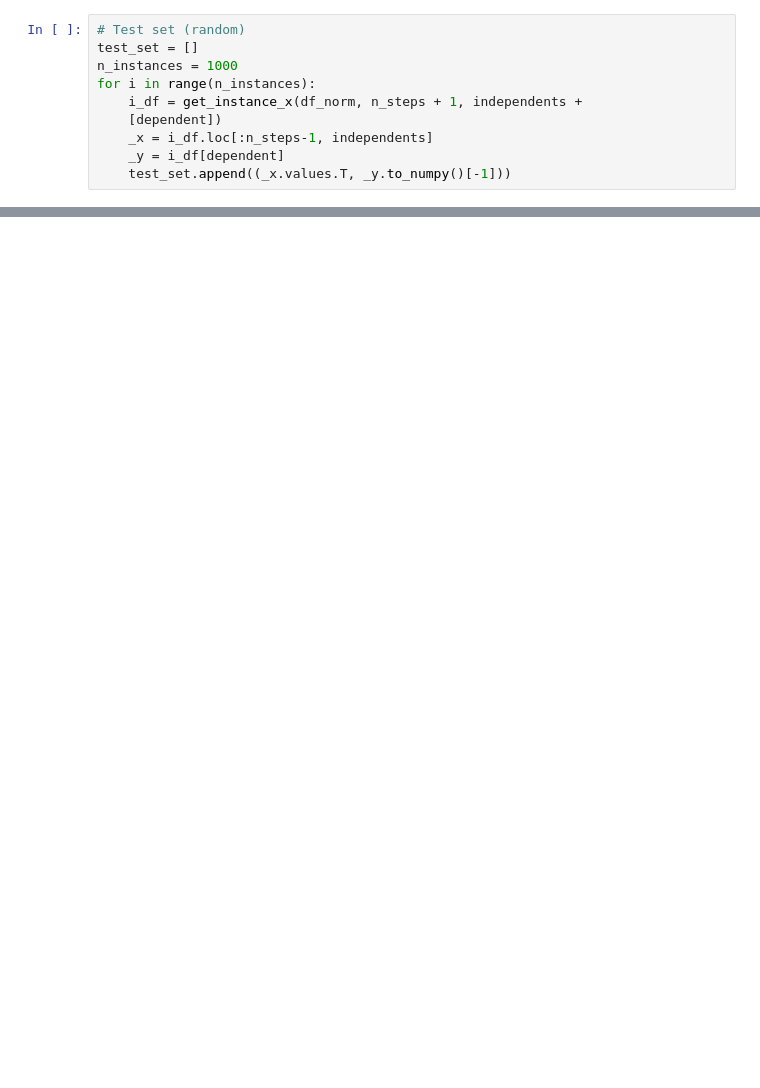
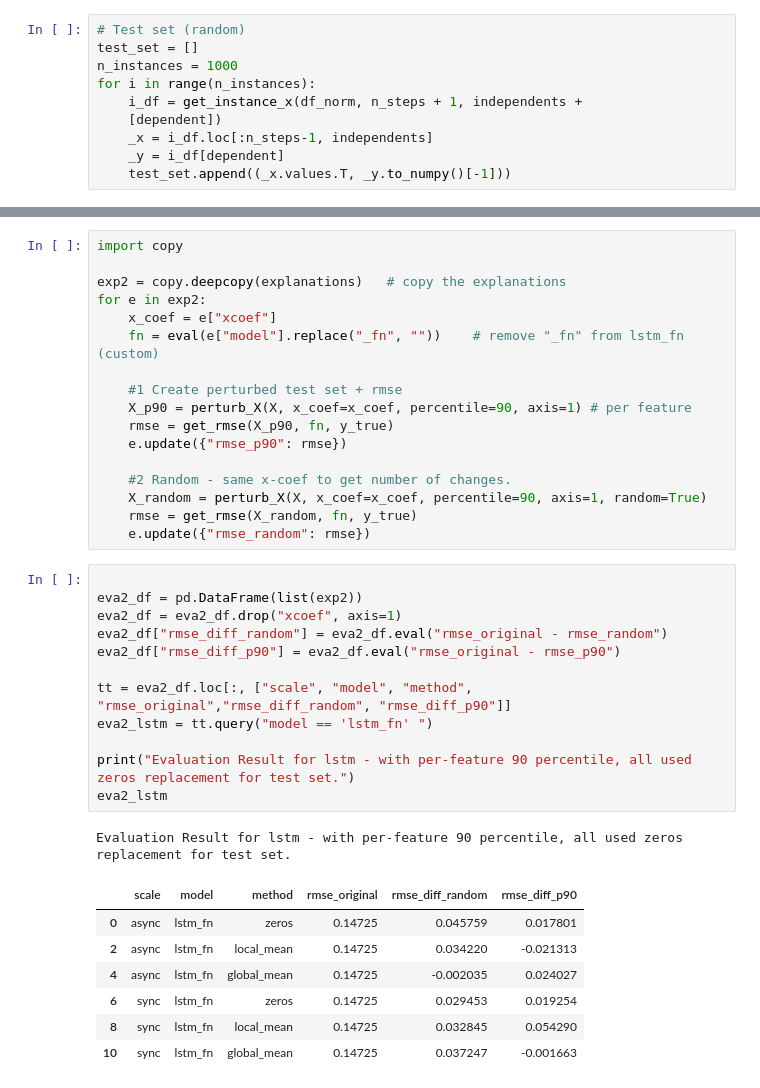
Before and after one commit to dungthuapps/tsx, a Jupyter notebook: notebooks/tsx-eval-qm.ipynb, the cells around one changed output, grey strips where cells are left out. Saved outputs shown, nothing was run; the diff lists cells and outputs as text; blank space fills up the shorter version.

```diff
--- a/notebooks/tsx-eval-qm.ipynb
+++ b/notebooks/tsx-eval-qm.ipynb
@@ -331,0 +278,38 @@ eva_df.loc[:, ["scale", "model", "method", "mse_original", "mse_random", "mse"]]
+# %%
+import copy
+
+exp2 = copy.deepcopy(explanations)   # copy the explanations
+for e in exp2:
+    x_coef = e["xcoef"]
+    fn = eval(e["model"].replace("_fn", ""))    # remove "_fn" from lstm_fn (custom)
+
+    #1 Create perturbed test set + rmse
+    X_p90 = perturb_X(X, x_coef=x_coef, percentile=90, axis=1) # per feature
+    rmse = get_rmse(X_p90, fn, y_true)
+    e.update({"rmse_p90": rmse})
+
+    #2 Random - same x-coef to get number of changes.
+    X_random = perturb_X(X, x_coef=x_coef, percentile=90, axis=1, random=True)
+    rmse = get_rmse(X_random, fn, y_true)
+    e.update({"rmse_random": rmse})
+# %%
+
+eva2_df = pd.DataFrame(list(exp2))
+eva2_df = eva2_df.drop("xcoef", axis=1)
+eva2_df["rmse_diff_random"] = eva2_df.eval("rmse_original - rmse_random")
+eva2_df["rmse_diff_p90"] = eva2_df.eval("rmse_original - rmse_p90")
+
+tt = eva2_df.loc[:, ["scale", "model", "method", "rmse_original","rmse_diff_random", "rmse_diff_p90"]]
+eva2_lstm = tt.query("model == 'lstm_fn' ")
+
+print("Evaluation Result for lstm - with per-feature 90 percentile, all used zeros replacement for test set.")
+eva2_lstm
+# %% [output]
+Evaluation Result for lstm - with per-feature 90 percentile, all used zeros replacement for test set.
+|  | scale | model | method | rmse_original | rmse_diff_random | rmse_diff_p90 |
+| 0 | async | lstm_fn | zeros | 0.14725 | 0.045759 | 0.017801 |
+| 2 | async | lstm_fn | local_mean | 0.14725 | 0.034220 | -0.021313 |
+| 4 | async | lstm_fn | global_mean | 0.14725 | -0.002035 | 0.024027 |
+| 6 | sync | lstm_fn | zeros | 0.14725 | 0.029453 | 0.019254 |
+| 8 | sync | lstm_fn | local_mean | 0.14725 | 0.032845 | 0.054290 |
+| 10 | sync | lstm_fn | global_mean | 0.14725 | 0.037247 | -0.001663 |
```
Also changed, not shown: parts of 42 cells of this notebook, 1 other file.
